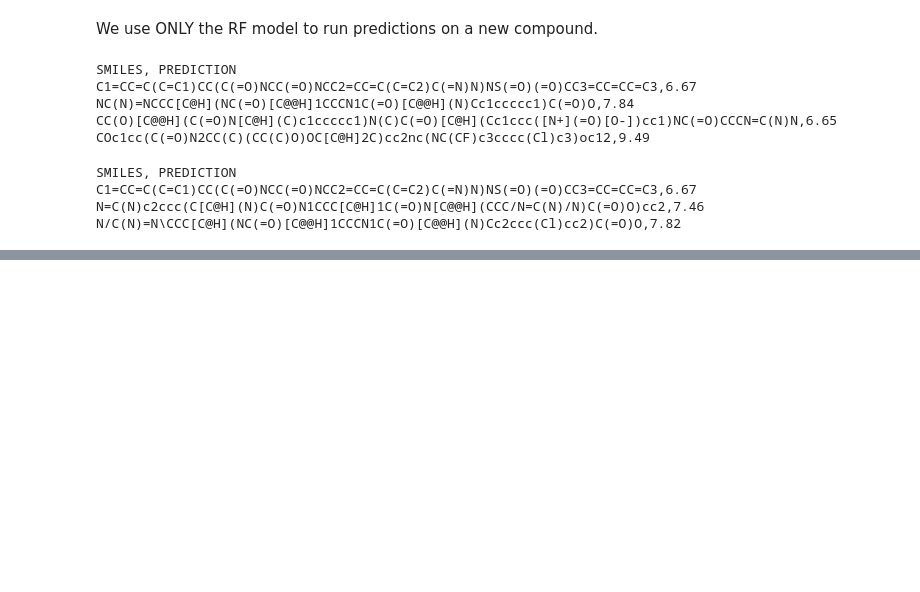
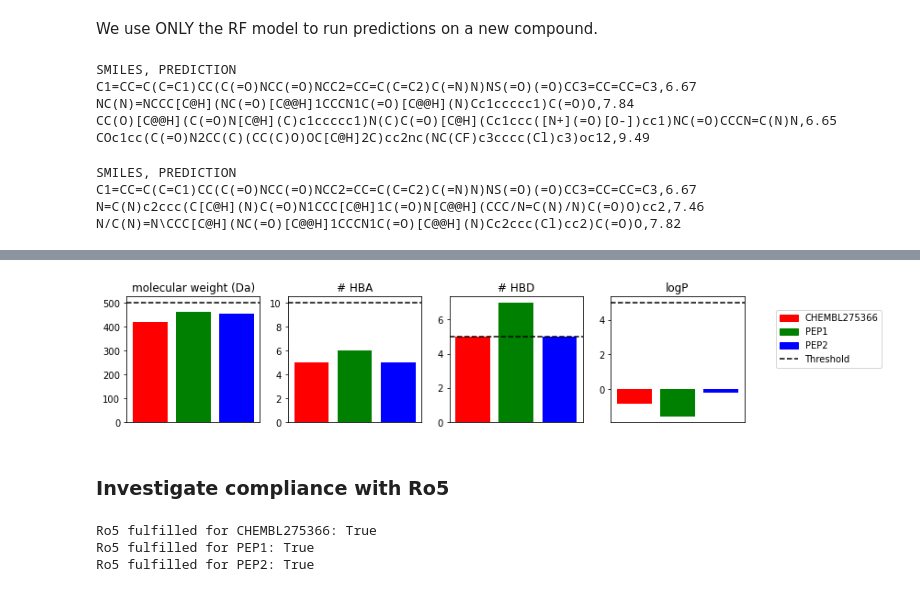
Before and after one commit to pantmarag/PEP_project, a Jupyter notebook: Machine Learning Model/ML Models.ipynb, the cells around one changed output, grey strips where cells are left out. Cells and saved outputs as stored; diff of their text form; code cells hidden in the pictures; blank space fills up the shorter version.

```diff
--- a/Machine Learning Model/ML Models.ipynb
+++ b/Machine Learning Model/ML Models.ipynb
@@ -702,0 +717,4 @@ N/C(N)=N\CCC[C@H](NC(=O)[C@@H]1CCCN1C(=O)[C@@H](N)Cc2ccc(Cl)cc2)C(=O)O,7.82
+# %%
+molecules = pd.DataFrame({"name": names, "smiles": smiles})
+PandasTools.AddMoleculeColumnToFrame(molecules, "smiles")
+molecules
@@ -702,0 +731,9 @@ N/C(N)=N\CCC[C@H](NC(=O)[C@@H]1CCCN1C(=O)[C@@H](N)Cc2ccc(Cl)cc2)C(=O)O,7.82
+# %%
+molecules["molecular_weight"] = molecules["ROMol"].apply(Descriptors.ExactMolWt)
+molecules["n_hba"] = molecules["ROMol"].apply(Descriptors.NumHAcceptors)
+molecules["n_hbd"] = molecules["ROMol"].apply(Descriptors.NumHDonors)
+molecules["logp"] = molecules["ROMol"].apply(Descriptors.MolLogP)
+# Colors are used for plotting the molecules later
+molecules["color"] = ["red", "green", "blue"]
+# NBVAL_CHECK_OUTPUT
+molecules[["molecular_weight", "n_hba", "n_hbd", "logp"]]
@@ -702,0 +763,35 @@ N/C(N)=N\CCC[C@H](NC(=O)[C@@H]1CCCN1C(=O)[C@@H](N)Cc2ccc(Cl)cc2)C(=O)O,7.82
+# %%
+#To plot the molecule properties
+ro5_properties = {
+    "molecular_weight": (500, "molecular weight (Da)"),
+    "n_hba": (10, "# HBA"),
+    "n_hbd": (5, "# HBD"),
+    "logp": (5, "logP"),
+}
+# %%
+# Start 1x4 plot frame
+fig, axes = plt.subplots(figsize=(10, 2.5), nrows=1, ncols=4)
+x = np.arange(1, len(molecules) + 1)
+colors = ["red", "green", "blue"]
+
+# Create subplots
+for index, (key, (threshold, title)) in enumerate(ro5_properties.items()):
+    axes[index].bar([1,2,3], molecules[key], color=colors)
+    axes[index].axhline(y=threshold, color="black", linestyle="dashed")
+    axes[index].set_title(title)
+    axes[index].set_xticks([])
+
+# Add legend
+legend_elements = [
+    mpatches.Patch(color=row["color"], label=row["name"]) for index, row in molecules.iterrows()
+]
+legend_elements.append(Line2D([0], [0], color="black", ls="dashed", label="Threshold"))
+fig.legend(handles=legend_elements, bbox_to_anchor=(1.2, 0.8))
+
+# Fit subplots and legend into figure
+plt.tight_layout()
+plt.show()
+# %% [output]
+[figure, added]
+# %% [markdown]
+### Investigate compliance with Ro5
@@ -702,0 +829,8 @@ N/C(N)=N\CCC[C@H](NC(=O)[C@@H]1CCCN1C(=O)[C@@H](N)Cc2ccc(Cl)cc2)C(=O)O,7.82
+# %%
+# NBVAL_CHECK_OUTPUT
+for name, smiles in zip(molecules["name"], molecules["smiles"]):
+    print(f"Ro5 fulfilled for {name}: {calculate_ro5_properties(smiles)['ro5_fulfilled']}")
+# %% [output]
+Ro5 fulfilled for CHEMBL275366: True
+Ro5 fulfilled for PEP1: True
+Ro5 fulfilled for PEP2: True
```
Also changed, not shown: parts of 8 cells of this notebook.
